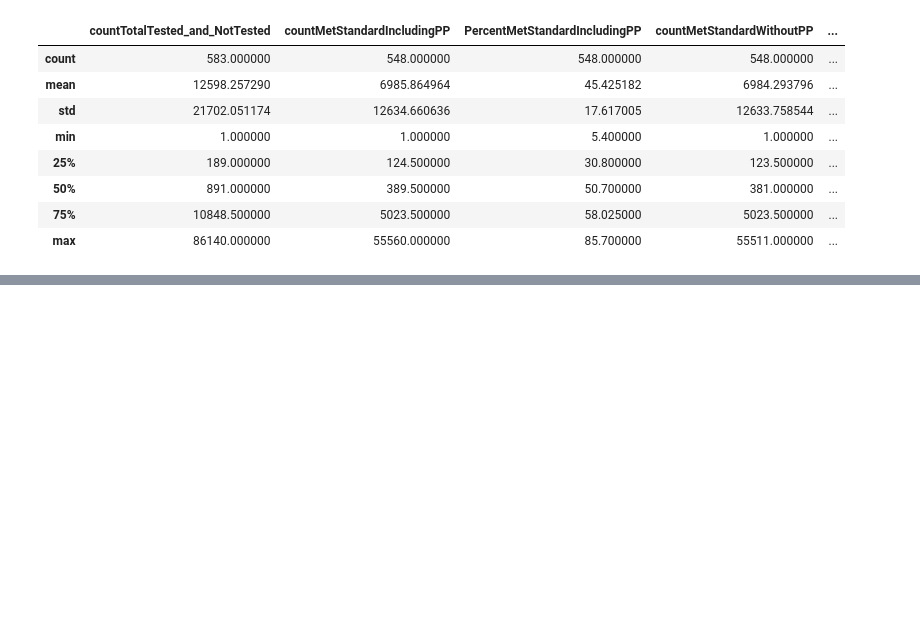
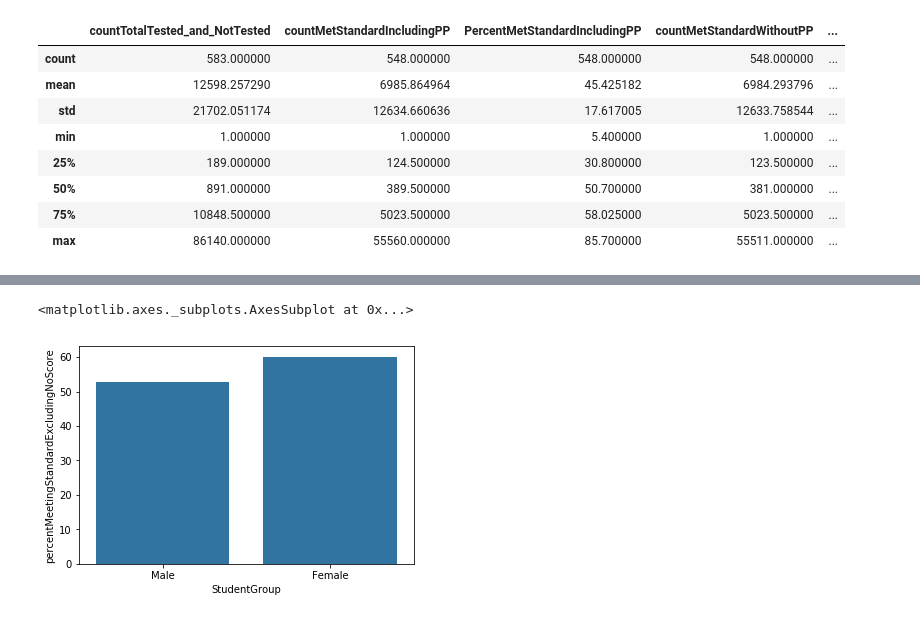
Before and after one commit to sachbhat/school-analysis, a Jupyter notebook: Exploratory Analysis - School Data.ipynb, the cells around one changed output, grey strips where cells are left out. Saved outputs shown, nothing was run; the diff lists cells and outputs as text; code cells hidden in the pictures; blank space fills up the shorter version.

Commit message:
Additional analysis of test scores by race, gender, income, etc.

```diff
--- a/Exploratory Analysis - School Data.ipynb
+++ b/Exploratory Analysis - School Data.ipynb
@@ -870,3 +870,7 @@ df2.describe()
 | 50% | 891.000000 | 389.500000 | 50.700000 | 381.000000 | ... |
 | 75% | 10848.500000 | 5023.500000 | 58.025000 | 5023.500000 | ... |
 | max | 86140.000000 | 55560.000000 | 85.700000 | 55511.000000 | ... |
+# %%
+df = pd.read_csv('http://reportcard.ospi.k12.wa.us/Reports/2018/2_01_AIM-WCAS-SBA%20Assessments%20State%20(with%20suppression%20-%20new%20format).txt', sep='\t')
+# %%
+df0 = df[(df["GradeLevel"]=="3rd") & (df["testAdministration"]=="SBA")][['StudentGroup','Subject','percentMeetingStandardExcludingNoScore']]
@@ -872,0 +888,13 @@ df2.describe()
+# %%
+gender = ['Male','Female']
+income = ['Low Income', 'Non Low Income']
+race = ['American Indian / Alaskan Native', 'Black / African American',
+        'Hisplanic / Latino of any race(s)', 'White', 'Asian',
+        'Native Hawaiian / Other Pacific Islander', 'Two or More Races']
+special_ed = ['Special Education','Non Special Education']
+# %%
+base_color = sns.color_palette()[0]
+sns.barplot(data = df0[df0['StudentGroup'].isin(gender)], y='percentMeetingStandardExcludingNoScore', x='StudentGroup', color = base_color)
+# %% [output]
+<matplotlib.axes._subplots.AxesSubplot at 0x...>
+[figure, added]
```
Also changed, not shown: parts of 4 cells of this notebook, 1 other file.
